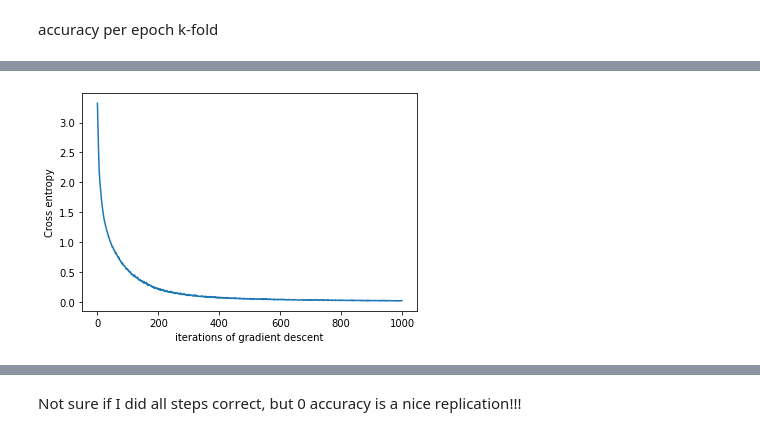
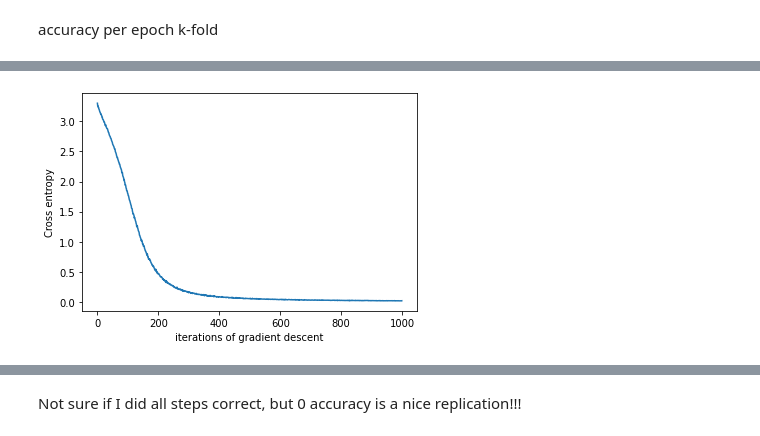
Before and after one commit to JNPauli/Banter, a Jupyter notebook: code/Neural_network.ipynb, the cells around one changed output, grey strips where cells are left out. Drawn from its saved outputs; the diff is of its cells as text; code cells hidden in the pictures.

Commit message:
trained model with adjusted neuron size and session 4 for testing

```diff
--- a/code/Neural_network.ipynb
+++ b/code/Neural_network.ipynb
@@ -109,0 +99,3 @@ Y_unique
+# %%
+y = Y-1
+y
@@ -137,0 +145,6 @@ X_train, X_test, y_train, y_test = train_test_split(X_, y, test_size=0.2,random_
+# %%
+X_train = X_[0:390]
+y_train = y[0:390]
+
+X_test = X_[390:520] #leaving session 4 out
+y_test = y[390:520]
@@ -208,7 +243,7 @@ np.random.seed(1)
 torch.manual_seed(1)
 
 #Initialize a deep network with 10 hidden units
-net = DecodingReLuNN(X_tensor_train.shape[1], 20)
+net = DecodingReLuNN(X_tensor_train.shape[1], 509)
 
 # Get voxel pattern and predicted category for all stimuli
 V_P, category = X_tensor_train, Y_tensor_train
@@ -257,10 +306,11 @@ def train(net, loss_fn, train_data, train_labels,
     y_pred = torch.softmax(out,dim=1).argmax(dim=1)
 
     ##evaluating model
-    net.eval()
-    inputs,labels = X_tensor_test, Y_tensor_test
-    outputs = net(inputs)
-    test_loss = loss_fn(outputs,labels)
+    with torch.no_grad():
+        net.eval()
+        inputs,labels = X_tensor_test, Y_tensor_test
+        outputs = net(inputs)
+        test_loss = loss_fn(outputs,labels)
     y_pred_test = torch.softmax(outputs,dim=1).argmax(dim=1)
     return train_loss, y_pred, y_pred_test, test_loss
 # %% [markdown]
@@ -272,7 +322,7 @@ np.random.seed(1)
 torch.manual_seed(1)
 
     # Initialize network with 50 hidden neurons
-net = DecodingReLuNN(X_tensor_train.shape[1], 100)
+net = DecodingReLuNN(X_tensor_train.shape[1], 509) #509 = input layer + output / 2
 
     # Initialize built-in PyTorch Crossentrop loss function
 loss_fn = nn.CrossEntropyLoss()
@@ -296,6 +346,6 @@ iteration 600/1000 | loss: 0.042
 iteration 800/1000 | loss: 0.024
 iteration 1000/1000 | loss: 0.019
-[figure, old version]
+[figure, new version]
 # %%
 from sklearn.metrics import confusion_matrix
 import seaborn as sns
```
Also changed, not shown: parts of 25 cells of this notebook.
